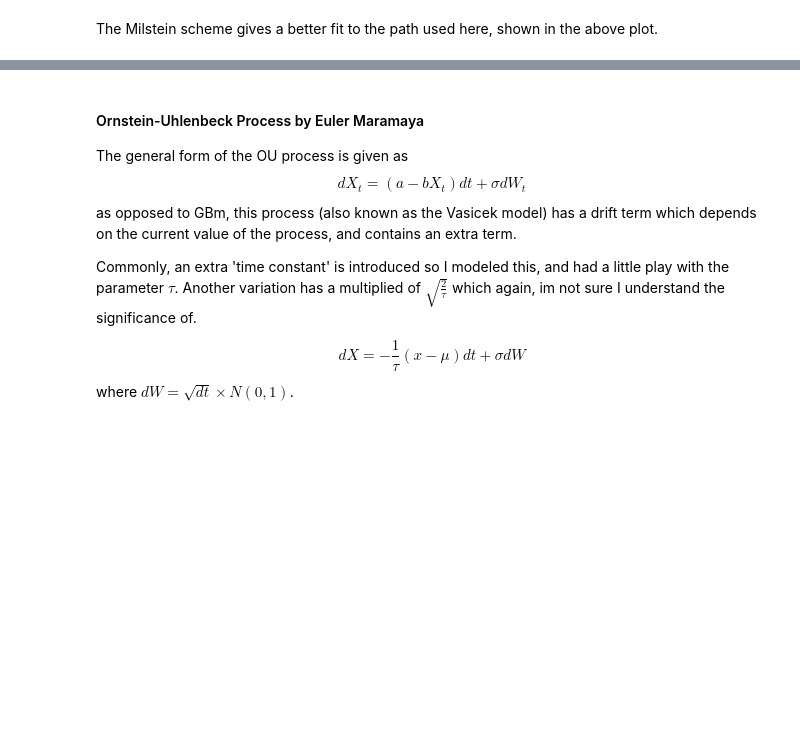
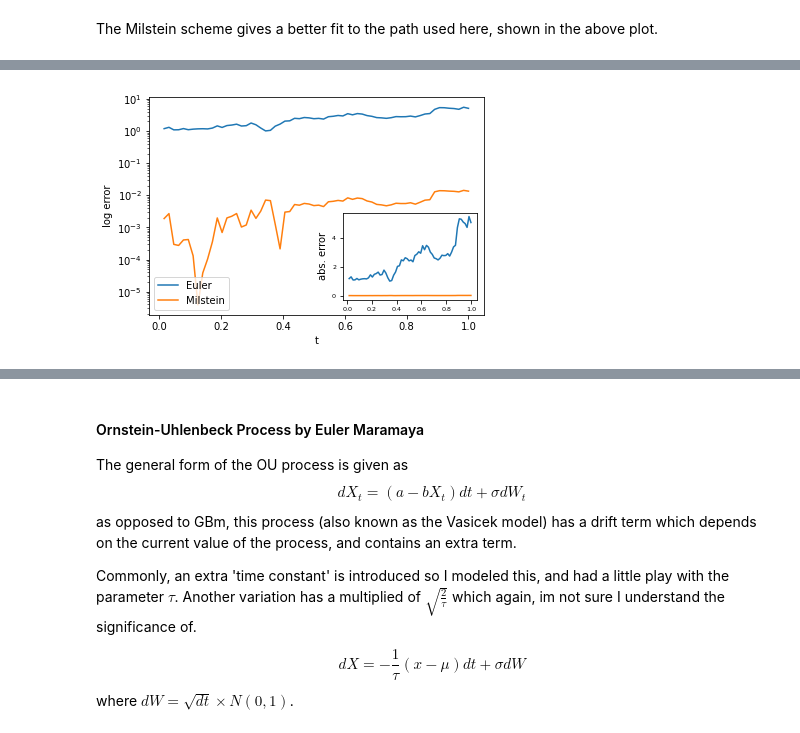
Before and after one commit to s2133934/StochVol, a Jupyter notebook: Notes.ipynb, the cells around one changed output, grey strips where cells are left out. Cells and saved outputs as stored; diff of their text form; code cells hidden in the pictures; blank space fills up the shorter version.

```diff
--- a/Notes.ipynb
+++ b/Notes.ipynb
@@ -559,0 +545,46 @@ Give the formula to use when convertingbetween one and another. IT seems to be t
+# %%
+import matplotlib.pyplot as plt
+import numpy as np
+
+def add_subplot_axes(ax,rect,axisbg='w'):
+    fig = plt.gcf()
+    box = ax.get_position()
+    width = box.width
+    height = box.height
+    inax_position  = ax.transAxes.transform(rect[0:2])
+    transFigure = fig.transFigure.inverted()
+    infig_position = transFigure.transform(inax_position)
+    x = infig_position[0]
+    y = infig_position[1]
+    width *= rect[2]
+    height *= rect[3]  # <= Typo was here
+    subax = fig.add_axes([x,y,width,height])
+    x_labelsize = subax.get_xticklabels()[0].get_size()
+    y_labelsize = subax.get_yticklabels()[0].get_size()
+    x_labelsize *= rect[2]**0.5
+    y_labelsize *= rect[3]**0.5
+    subax.xaxis.set_tick_params(labelsize=x_labelsize)
+    subax.yaxis.set_tick_params(labelsize=y_labelsize)
+    return subax
+
+def example1():
+    fig = plt.figure()
+    ax = fig.add_subplot(111)
+    rect = [0.58,0.07,0.4,0.4]
+    ax1 = add_subplot_axes(ax,rect)
+#     ax2 = add_subplot_axes(ax1,rect)
+#     ax3 = add_subplot_axes(ax2,rect)
+    ax1.plot(t_grid, Xmilstein)
+    ax1.plot(t_grid, X_milstein_err)
+    ax1.set_ylabel('abs. error')
+    ax.semilogy(t_grid, Xmilstein, label='Euler')
+    ax.semilogy(t_grid, X_milstein_err, label='Milstein')
+    ax.set_xlabel('t'); ax.set_ylabel('log error')
+    ax.legend(loc=3)
+    plt.show()
+
+example1()
+
+#code from https://stackoverflow.com/questions/17458580/embedding-small-plots-inside-subplots-in-matplotlib
+# %% [output]
+[figure, added]
```
Also changed, not shown: parts of 67 cells of this notebook, 10 other files.
